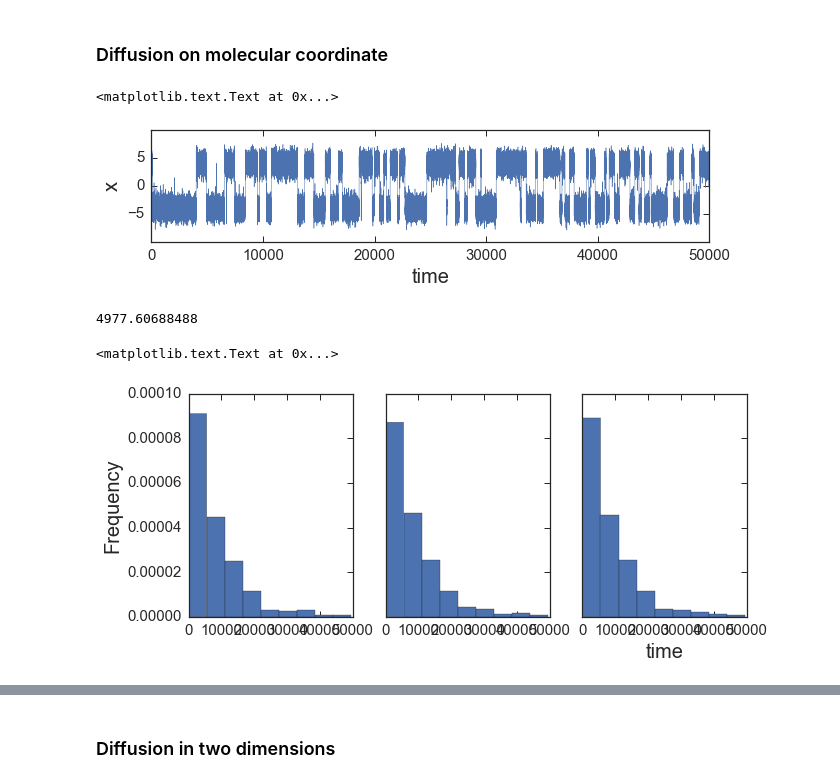
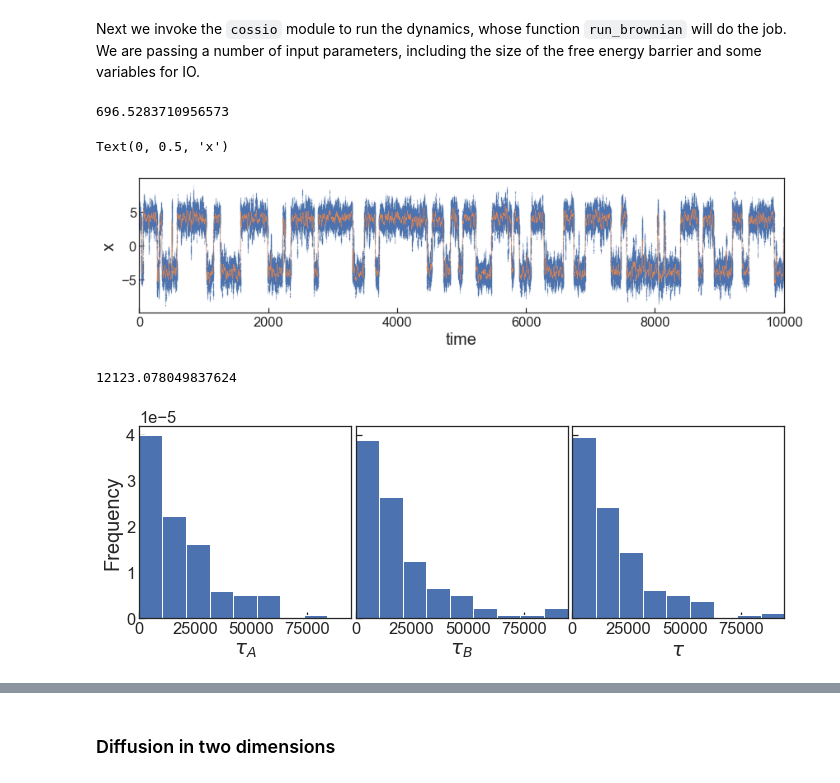
Before and after one commit to daviddesancho/smFSmodels, a Jupyter notebook: notebooks/cossio_brownian_cython.ipynb, the cells around one changed output, grey strips where cells are left out. Saved outputs shown, nothing was run; the diff lists cells and outputs as text; code cells hidden in the pictures.

```diff
--- a/notebooks/cossio_brownian_cython.ipynb
+++ b/notebooks/cossio_brownian_cython.ipynb
@@ -40,3 +46,8 @@ def calc_rates(y):
     errorA = meanA/np.sqrt(len(lifeA))
     errorB = meanA/np.sqrt(len(lifeB))
     return np.mean([meanA, meanB]), np.mean([errorA, errorB])
+# %%
+def smooth(y, box_pts):
+    box = np.ones(box_pts)/box_pts
+    y_smooth = np.convolve(y, box, mode='same')
+    return y_smooth
@@ -68,10 +85,13 @@ plt.tight_layout()
-# %% [markdown]
-### Diffusion on molecular coordinate
+# %% [markdown]
+Next we invoke the `cossio` module to run the dynamics, whose function `run_brownian` will do the job. We are passing a number of input parameters, including the size of the free energy barrier and some variables for IO.
 # %%
 start = time.time()
 x, q = [5., 0.]
-t, xk, qk = cossio.run_brownian(x0=x, dt=dt, barrier=5., kl=0., \
-                             Dx=Dx, numsteps=int(1e9), fwrite=int(0.1/dt))
+t, xk, qk = cossio.run_brownian(x0=x, dt=dt, barrier=3., \
+                             Dx=Dx, Dq=Dx, F12=0, numsteps=int(1e8), \
+                                fwrite=int(0.01/dt))
 end = time.time()
 print (end - start)
+# %% [output]
+696.5283710956573
 # %%
@@ -81,31 +104,35 @@ h5file = "data/cossio_kl%g_Dx%g_Dq%g_dt%g.h5"%(0,Dx, 0, dt)
 with h5py.File(h5file, "w") as hf:
     hf.create_dataset("data", data=data)
 # %%
-fig, ax = plt.subplots(figsize=(10,2))
-ax.plot(t, xk, linewidth=0.5)
+fig, ax = plt.subplots(figsize=(14,3))
+ax.plot(t, xk, '.', ms=0.1)
+ax.plot(t, smooth(xk, 1000), linewidth=0.5)
 ax.set_ylim(-10,10)
-ax.set_xlim(0,50000)
+ax.set_xlim(0,10000)
 ax.set_yticks([-5.,0,5.])
 ax.set_xlabel('time', fontsize=20)
 ax.set_ylabel('x', fontsize=20)
 # %% [output]
-<matplotlib.text.Text at 0x...>
+Text(0, 0.5, 'x')
-[figure, old version]
+[figure, new version]
 # %%
 rate0 = np.array(calc_rates(xk))
-print 1./rate0[0]
+print (1./rate0[0])
 # %% [output]
-4977.60688488
+12123.078049837624
 # %%
 lifeA, lifeB = kinetics.calc_life([xk])
 # %%
 fig, ax = plt.subplots(1,3,figsize=(10,4), sharey=True, sharex=True)
 lifetimes = lifeA+lifeB
-ax[0].hist(lifeA, bins=np.linspace(0,np.max(lifetimes),10),normed=True)
-ax[1].hist(lifeB, bins=np.linspace(0,np.max(lifetimes),10),normed=True)
-ax[2].hist(lifetimes, bins=np.linspace(0,np.max(lifetimes),10),normed=True)
-ax[2].set_xlabel('time', fontsize=20)
+ax[0].hist(lifeA, bins=np.linspace(0,np.max(lifetimes),10), density=True)
+ax[1].hist(lifeB, bins=np.linspace(0,np.max(lifetimes),10),density=True)
+ax[2].hist(lifetimes, bins=np.linspace(0,np.max(lifetimes),10), density=True)
+ax[0].set_xlabel(r'$\tau_A$', fontsize=20)
+ax[1].set_xlabel(r'$\tau_B$', fontsize=20)
+ax[2].set_xlabel(r'$\tau$', fontsize=20)
 ax[0].set_ylabel('Frequency', fontsize=20)
+ax[0].set_xlim(0,np.max(lifetimes))
+plt.tight_layout(w_pad=0)
 # %% [output]
-<matplotlib.text.Text at 0x...>
-[figure, old version]
+[figure, new version]
```
Also changed, not shown: parts of 27 cells of this notebook, 5 other files.
